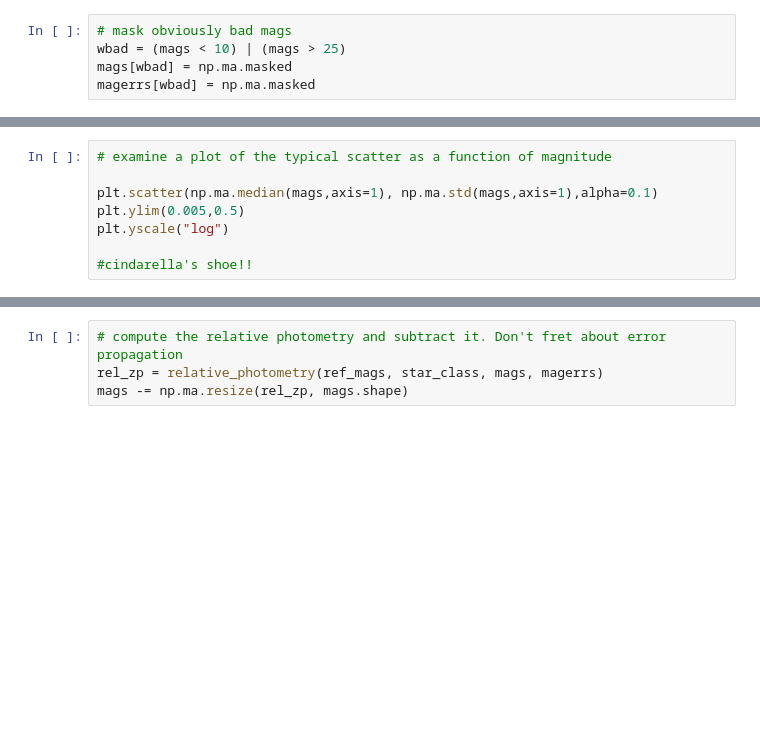
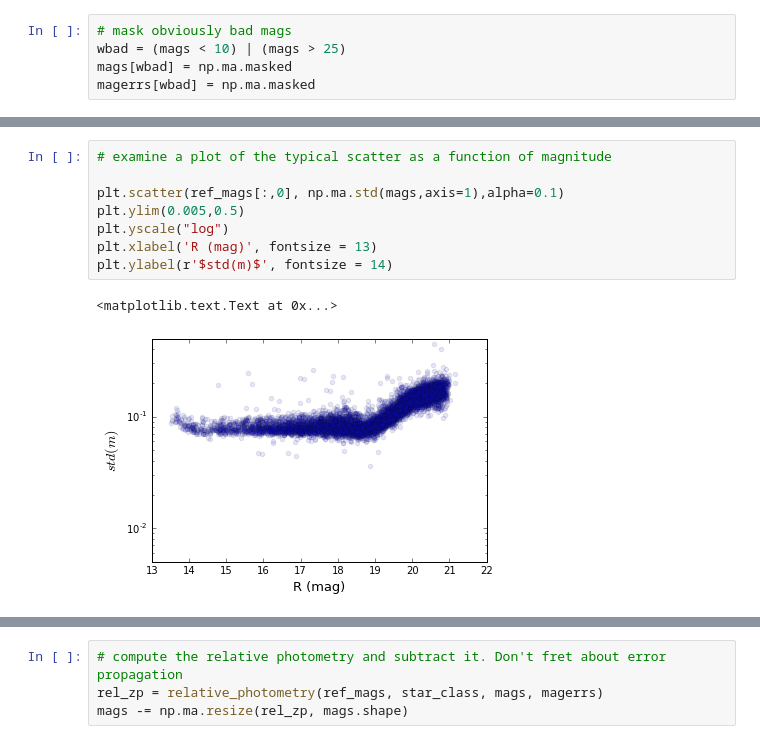
Before and after one commit to ebellm/ztf_summerschool_2015, a Jupyter notebook: notebooks/Making_a_Lightcurve.ipynb, the cells around one changed output, grey strips where cells are left out. Cells and saved outputs as stored; diff of their text form; blank space fills up the shorter version.

```diff
--- a/notebooks/Making_a_Lightcurve.ipynb
+++ b/notebooks/Making_a_Lightcurve.ipynb
@@ -92,8 +213,11 @@ plt.ylim(-0.2,0.5)
 # %%
 # examine a plot of the typical scatter as a function of magnitude
 
-plt.scatter(np.ma.median(mags,axis=1), np.ma.std(mags,axis=1),alpha=0.1)
+plt.scatter(ref_mags[:,0], np.ma.std(mags,axis=1),alpha=0.1)
 plt.ylim(0.005,0.5)
 plt.yscale("log")
-
-#cindarella's shoe!!
+plt.xlabel('R (mag)', fontsize = 13)
+plt.ylabel(r'$std(m)$', fontsize = 14)
+# %% [output]
+<matplotlib.text.Text at 0x...>
+[figure, added]
```
Also changed, not shown: parts of 42 cells of this notebook.
